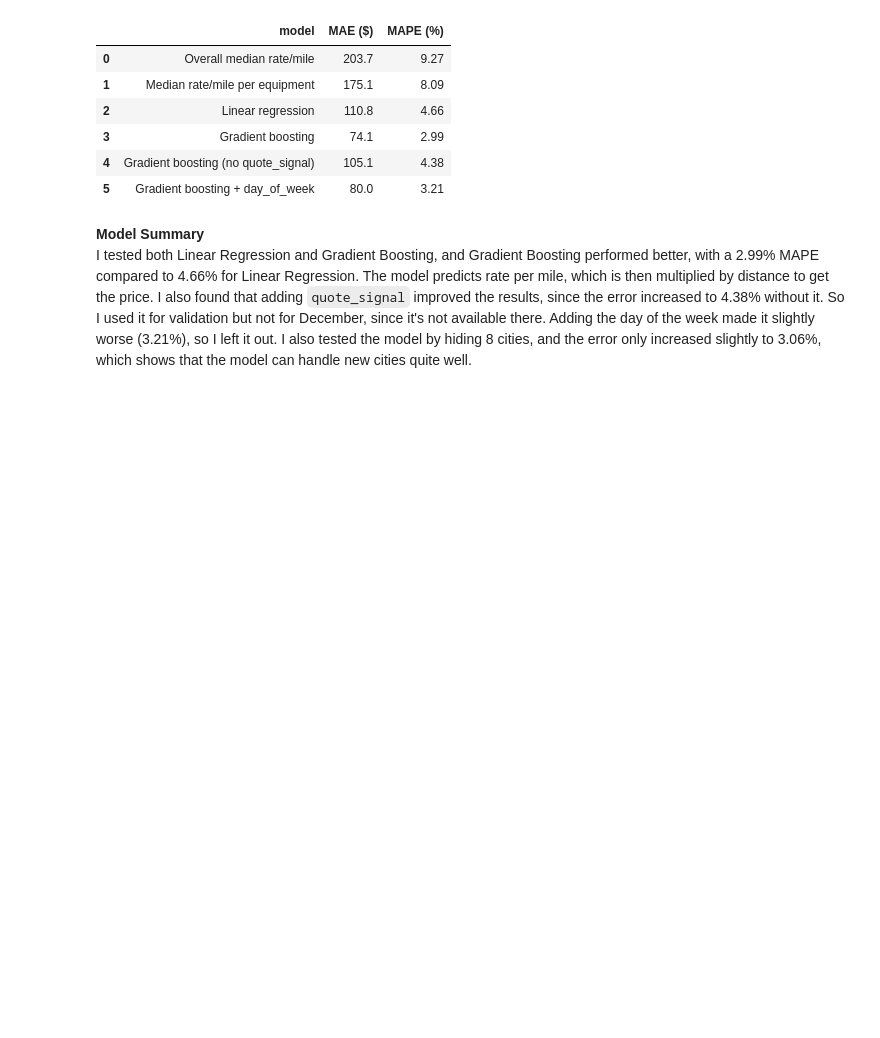
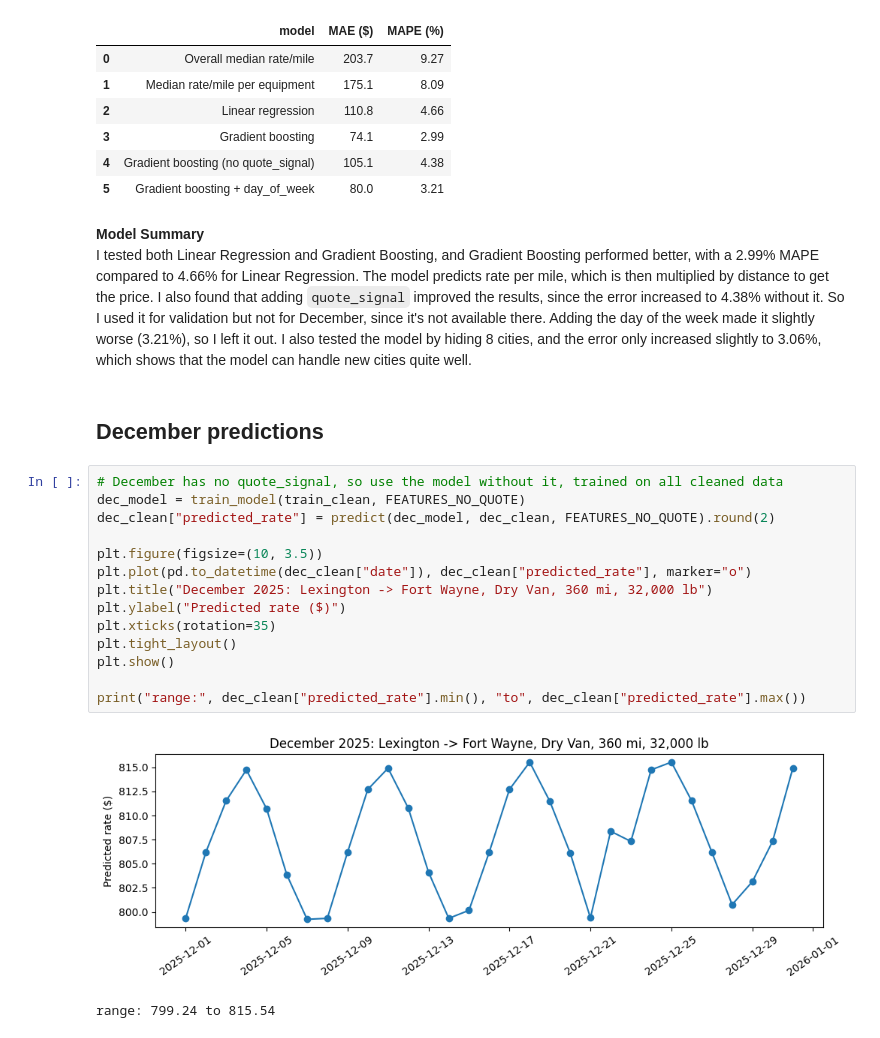
Before and after one commit to Ali-Muhammad24/freight-rate-prediction, a Jupyter notebook: notebooks/exploration.ipynb, the cells around one changed output. Cells and saved outputs as stored; diff of their text form; blank space fills up the shorter version.

Commit message:
Add December predictions

```diff
--- a/notebooks/exploration.ipynb
+++ b/notebooks/exploration.ipynb
@@ -365,3 +365,22 @@ pd.DataFrame(results)
 # %% [markdown]
 **Model Summary** <br>
 I tested both Linear Regression and Gradient Boosting, and Gradient Boosting performed better, with a 2.99% MAPE compared to 4.66% for Linear Regression. The model predicts rate per mile, which is then multiplied by distance to get the price. I also found that adding `quote_signal` improved the results, since the error increased to 4.38% without it. So I used it for validation but not for December, since it's not available there. Adding the day of the week made it slightly worse (3.21%), so I left it out. I also tested the model by hiding 8 cities, and the error only increased slightly to 3.06%, which shows that the model can handle new cities quite well.
+# %% [markdown]
+## December predictions
+# %%
+# December has no quote_signal, so use the model without it, trained on all cleaned data
+dec_model = train_model(train_clean, FEATURES_NO_QUOTE)
+dec_clean["predicted_rate"] = predict(dec_model, dec_clean, FEATURES_NO_QUOTE).round(2)
+
+plt.figure(figsize=(10, 3.5))
+plt.plot(pd.to_datetime(dec_clean["date"]), dec_clean["predicted_rate"], marker="o")
+plt.title("December 2025: Lexington -> Fort Wayne, Dry Van, 360 mi, 32,000 lb")
+plt.ylabel("Predicted rate ($)")
+plt.xticks(rotation=35)
+plt.tight_layout()
+plt.show()
+
+print("range:", dec_clean["predicted_rate"].min(), "to", dec_clean["predicted_rate"].max())
+# %% [output]
+[figure, added]
+range: 799.24 to 815.54
```
Also changed, not shown: parts of 2 cells of this notebook.
